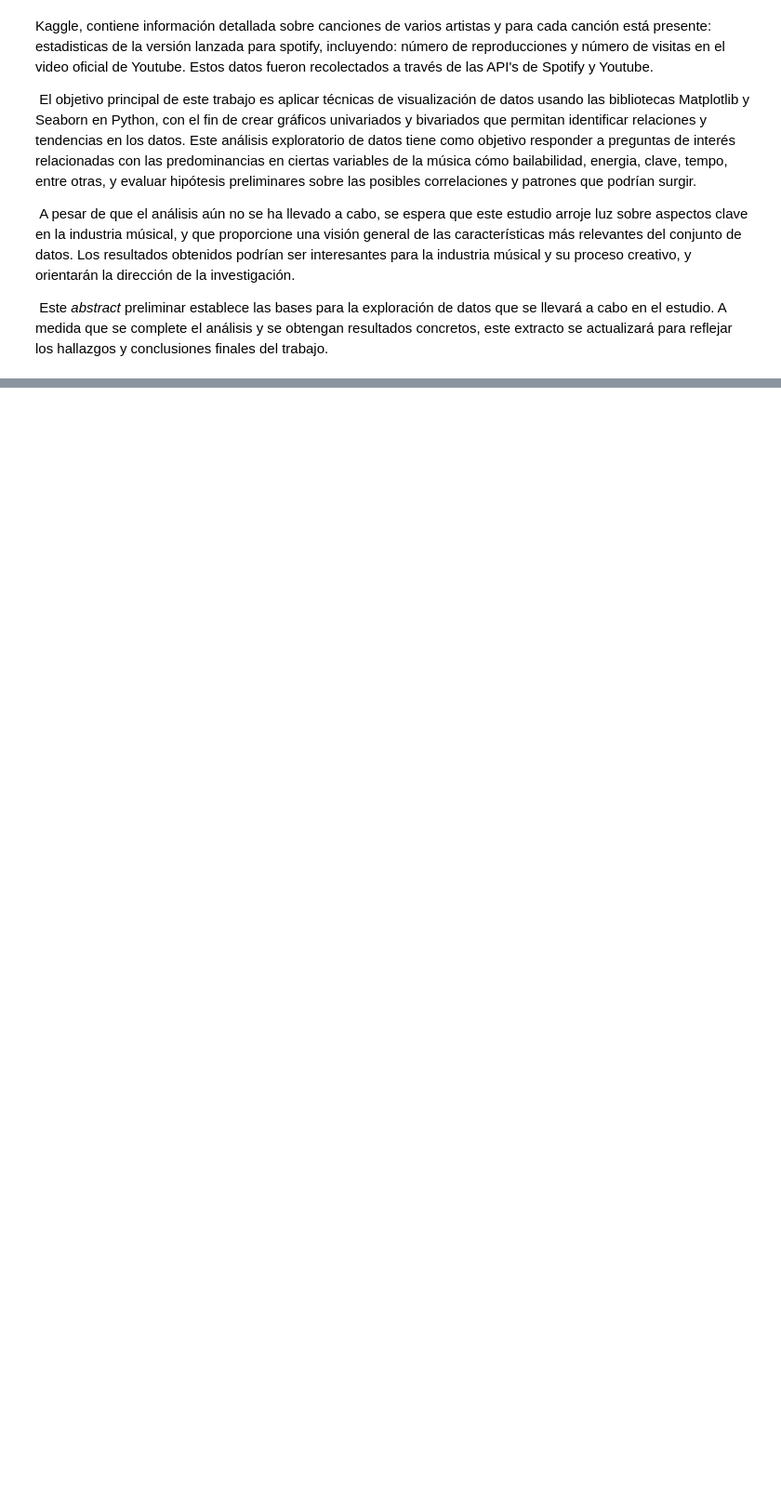
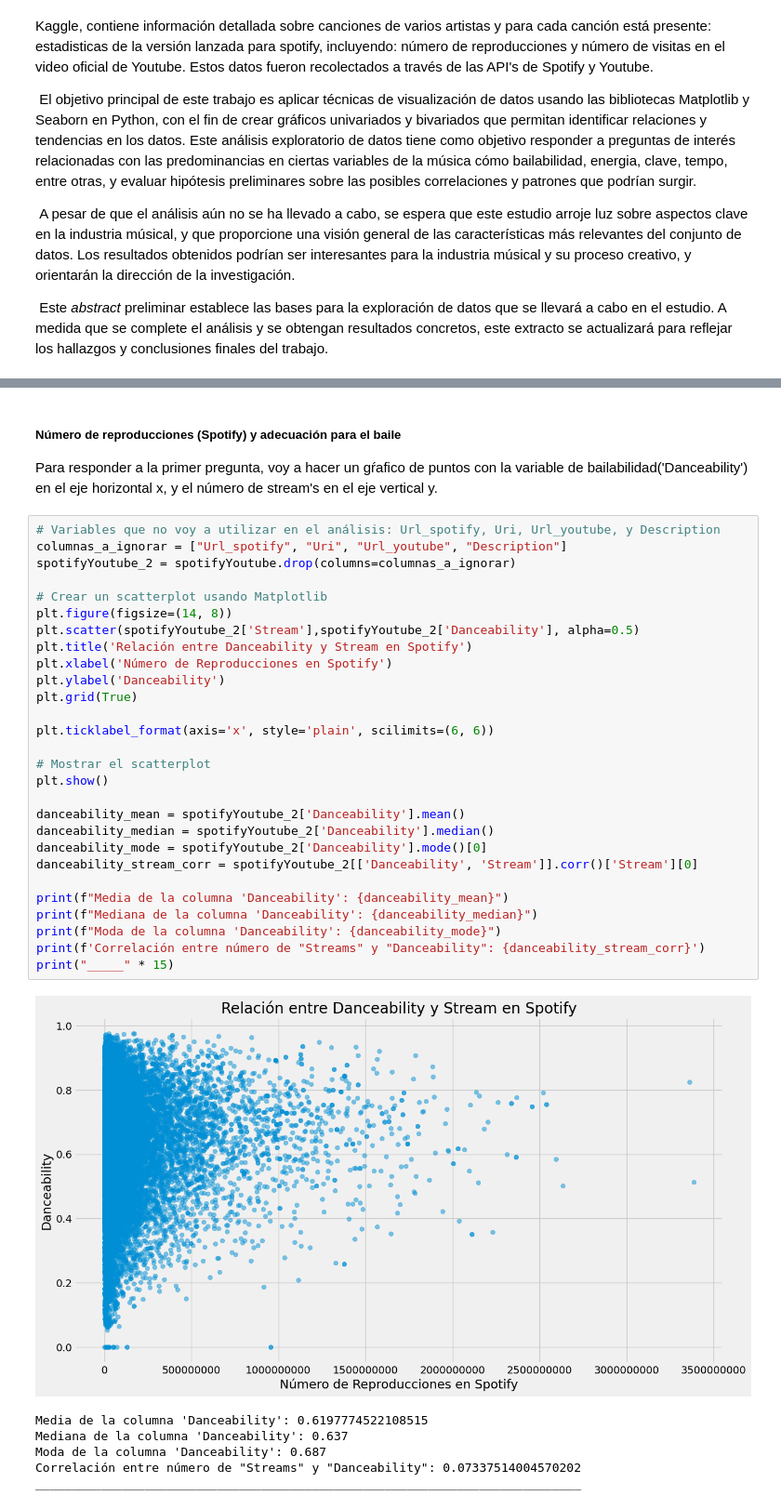
Before and after one commit to emanuelbe1/ciencia_de_datos_repasos, a Jupyter notebook: Coderhouse/estructuraDS/ProyectoDS_Partel_Benitez.ipynb, the cells around one changed output, grey strips where cells are left out. Shown at 93% size. Cells and saved outputs as stored; diff of their text form; blank space fills up the shorter version.

Commit message:
respuesta a primer pregunta

```diff
--- a/Coderhouse/estructuraDS/ProyectoDS_Partel_Benitez.ipynb
+++ b/Coderhouse/estructuraDS/ProyectoDS_Partel_Benitez.ipynb
@@ -407,3 +406,41 @@ ____________________________________________________________
 
 - Hipótesis 1: Las canciones tristes ('valence' cercano a 0) tienden a tener menos uso de la voz (mayor 'instrumentalness').
 - Hipótesis 2: Las canciones "positivas" o "alegres" ('valence' cercano a 1) tienden a una mayor popularidad en terminos de reproducciones de Spotify/Youtube.
+# %% [markdown]
+##### <b>Número de reproducciones (Spotify) y adecuación para el baile</b>
+<p>Para responder a la primer pregunta, voy a hacer un gŕafico de puntos con la variable de bailabilidad('Danceability') en el eje horizontal x, y el número de stream's en el eje vertical y. </p>
+# %%
+# Variables que no voy a utilizar en el análisis: Url_spotify, Uri, Url_youtube, y Description
+columnas_a_ignorar = ["Url_spotify", "Uri", "Url_youtube", "Description"]
+spotifyYoutube_2 = spotifyYoutube.drop(columns=columnas_a_ignorar)
+
+# Crear un scatterplot usando Matplotlib
+plt.figure(figsize=(14, 8))
+plt.scatter(spotifyYoutube_2['Stream'],spotifyYoutube_2['Danceability'], alpha=0.5)
+plt.title('Relación entre Danceability y Stream en Spotify')
+plt.xlabel('Número de Reproducciones en Spotify')
+plt.ylabel('Danceability')
+plt.grid(True)
+
+plt.ticklabel_format(axis='x', style='plain', scilimits=(6, 6))
+
+# Mostrar el scatterplot
+plt.show()
+
+danceability_mean = spotifyYoutube_2['Danceability'].mean()
+danceability_median = spotifyYoutube_2['Danceability'].median()
+danceability_mode = spotifyYoutube_2['Danceability'].mode()[0]
+danceability_stream_corr = spotifyYoutube_2[['Danceability', 'Stream']].corr()['Stream'][0]
+
+print(f"Media de la columna 'Danceability': {danceability_mean}")
+print(f"Mediana de la columna 'Danceability': {danceability_median}")
+print(f"Moda de la columna 'Danceability': {danceability_mode}")
+print(f'Correlación entre número de "Streams" y "Danceability": {danceability_stream_corr}')
+print("_____" * 15)
+# %% [output]
+[figure, added]
+Media de la columna 'Danceability': 0.6197774522108515
+Mediana de la columna 'Danceability': 0.637
+Moda de la columna 'Danceability': 0.687
+Correlación entre número de "Streams" y "Danceability": 0.07337514004570202
+___________________________________________________________________________
```
Also changed, not shown: parts of 4 cells of this notebook.
